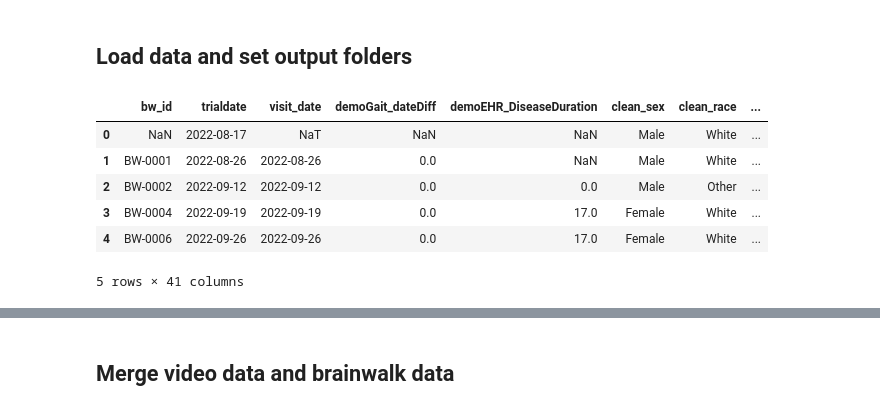
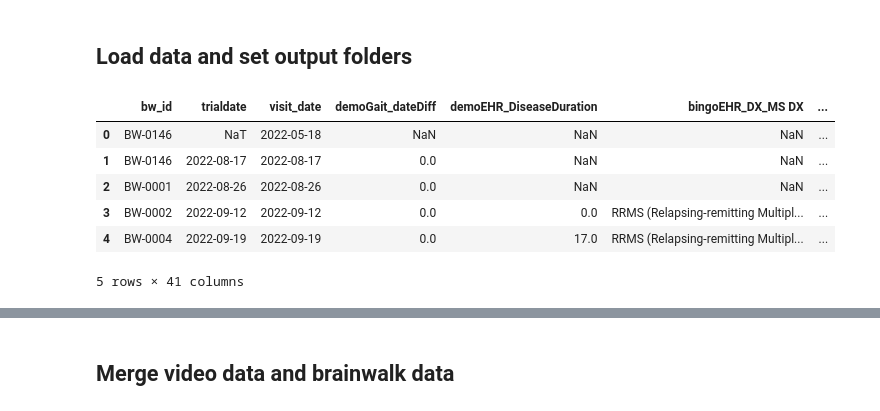
Before and after one commit to UCSF-MSLAB/HomeVideoAnalysis, a Jupyter notebook: megan_sandbox/gait_metric_analysis/000_merge_video_bw_and_clean.ipynb, the cells around one changed output, grey strips where cells are left out. Saved outputs shown, nothing was run; the diff lists cells and outputs as text; code cells hidden in the pictures.

Commit message:
analysis version 006 updates

```diff
--- a/megan_sandbox/gait_metric_analysis/000_merge_video_bw_and_clean.ipynb
+++ b/megan_sandbox/gait_metric_analysis/000_merge_video_bw_and_clean.ipynb
@@ -2,6 +5,12 @@
 import pandas as pd
 import numpy as np
 import os
+# %%
+# analysis folder version
+analysis_version = '006'
+
+# video metric folder version
+version = '005'
 # %% [markdown]
 ## Define Function
 # %%
@@ -254,12 +263,6 @@ def condense_ms_dx(df):
     return df_2
 # %% [markdown]
 ## Load data and set output folders
-# %%
-# analysis folder version
-analysis_version = '005'
-
-# video metric folder version
-version = '004'
 # %%
 # output folders
 analysis_out_path = os.path.join(r'C:\Users\mmccu\Box\MM_Personal\5_Projects\BoveLab\3_Data_and_Code\gait_bw_zeno_home_analysis',
@@ -281,40 +284,40 @@ zv_path = os.path.join(r'C:\Users\mmccu\Box\MM_Personal\5_Projects\BoveLab\3_Dat
                        'gait_bw_zeno_outputs_' + version +'_pose_metrics_all.csv')
 
 zv_df = pd.read_csv(zv_path, index_col = 0)
 
 # home video metrics
 hv_path = os.path.join(r'C:\Users\mmccu\Box\MM_Personal\5_Projects\BoveLab\3_Data_and_Code',
                        'gait_bw_home_outputs_' + version,
                        'gait_bw_home_outputs_' + version + '_pose_metrics_all.csv')
 
 hv_df = pd.read_csv(hv_path, index_col = 0)
 
 # BW and zeno mat metrics
 # decrypted file - may need to decrypt again if says file doesn't exit
 # copied file saved in Megan Project folder in Brainwalk box.
 # if issues decrypting, try copying original file again and then decrypting
-bw_df = pd.read_excel(r'C:\Users\mmccu\AppData\Local\Temp\ccsecure\2025_03_06_BrainWalk_AllData_Long_MM.xlsx',
+bw_df = pd.read_excel(r'C:\Users\mmccu\AppData\Local\Temp\ccsecure\2025_03_26_BrainWalk_AllData_Long_MM.xlsx',
                      index_col = None,
                      usecols = ['bw_id', 'trialdate', 'visit_date', 'redcap_event_name', 'demoEHR_DiseaseDuration',
-                                'clean_sex', 'demoEHR_Age', 'demographic_diagnosis','bingoEHR_DX_MS DX', 'bingoEHR_first_MS DX', 'clean_race',
-                                'clean_ethnicity', 'bingoEHR_Vitals_height(in)', 'bingoEHR_EDSS_measure_value', 'msfcEHR_T25FW SPEED AVG',
+                                'clean_Sex', 'clean_Age', 'demographic_diagnosis','bingoEHR_DX_MS DX', 'bingoEHR_first_MS DX', 'clean_Race',
+                                'clean_Ethnicity', 'bingoEHR_Vitals_height(in)', 'clean_EDSS', 'clean_T25FW_Avg',
                                 'PWS_stridetimesecmean', 'PWS_stridetimeseccv','PWS_cadencestepsminmean','PWS_totaldsupportmean',
                                 'PWS_singlesupportmean','PWS_totaldsupportratiolr', 'PWS_singlesupportratiolr',
                                 'PWS_stridewidthcmmean','PWS_stridewidthcmsd', 'PWS_velocitycmsecmean',
                                 'FW_stridetimesecmean', 'FW_stridetimeseccv','FW_cadencestepsminmean','FW_totaldsupportmean',
                                 'FW_singlesupportmean','FW_totaldsupportratiolr', 'FW_singlesupportratiolr',
                                 'FW_stridewidthcmmean','FW_stridewidthcmsd', 'FW_velocitycmsecmean',
                                 'demoGait_dateDiff', 'msfcEHR_T25FW SPEED TRIAL 1 vDate Diff', 'msfcEHR_T25FW SPEED TRIAL 2 vDate Diff',
                                 'demoEHR_DX_dateDiff', 'demoEHR_EDSS_dateDiff', 'demoEHR_Vitals_dateDiff'])
 
 
 
 bw_df.head()
 # %% [output]
-|  | bw_id | trialdate | visit_date | demoGait_dateDiff | demoEHR_DiseaseDuration | clean_sex | clean_race | ... |
-| 0 | NaN | 2022-08-17 | NaT | NaN | NaN | Male | White | ... |
-| 1 | BW-0001 | 2022-08-26 | 2022-08-26 | 0.0 | NaN | Male | White | ... |
-| 2 | BW-0002 | 2022-09-12 | 2022-09-12 | 0.0 | 0.0 | Male | Other | ... |
-| 3 | BW-0004 | 2022-09-19 | 2022-09-19 | 0.0 | 17.0 | Female | White | ... |
-| 4 | BW-0006 | 2022-09-26 | 2022-09-26 | 0.0 | 17.0 | Female | White | ... |
+|  | bw_id | trialdate | visit_date | demoGait_dateDiff | demoEHR_DiseaseDuration | bingoEHR_DX_MS DX | ... |
+| 0 | BW-0146 | NaT | 2022-05-18 | NaN | NaN | NaN | ... |
+| 1 | BW-0146 | 2022-08-17 | 2022-08-17 | 0.0 | NaN | NaN | ... |
+| 2 | BW-0001 | 2022-08-26 | 2022-08-26 | 0.0 | NaN | NaN | ... |
+| 3 | BW-0002 | 2022-09-12 | 2022-09-12 | 0.0 | 0.0 | RRMS (Relapsing-remitting Multipl... | ... |
+| 4 | BW-0004 | 2022-09-19 | 2022-09-19 | 0.0 | 17.0 | RRMS (Relapsing-remitting Multipl... | ... |
 5 rows × 41 columns
```
Also changed, not shown: parts of 21 cells of this notebook, 10 other files.
